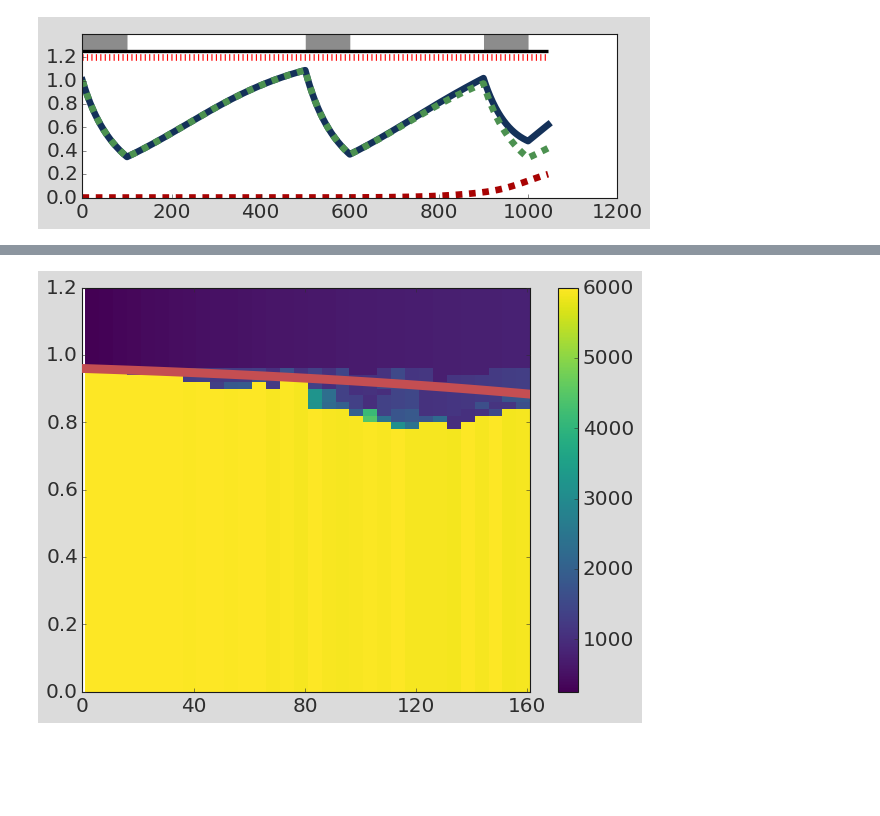
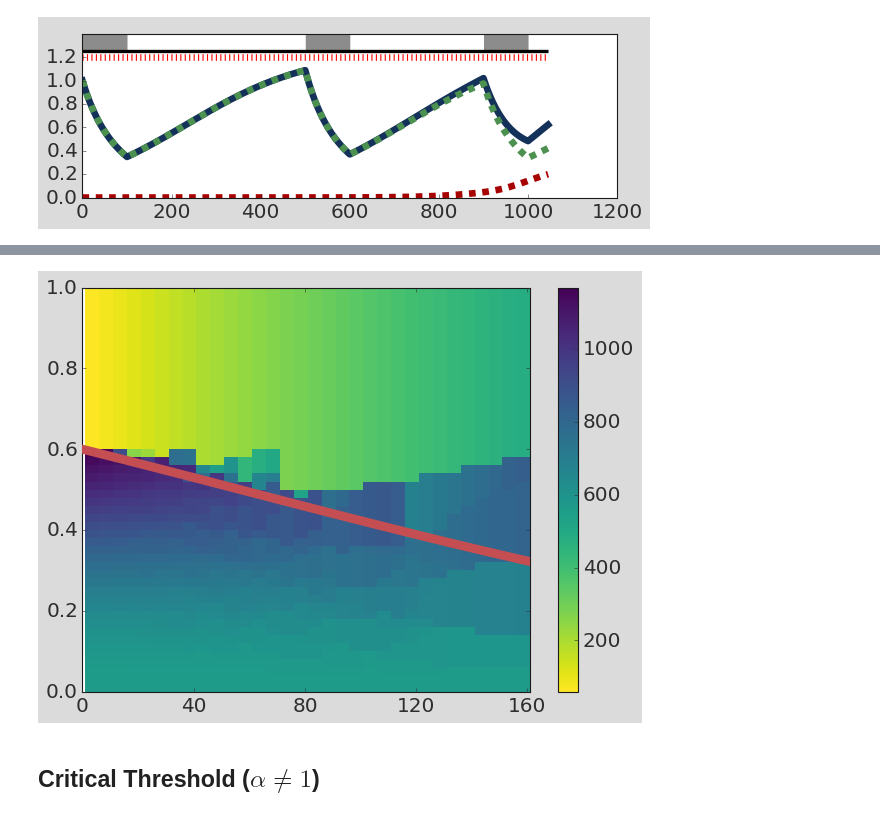
Before and after one commit to KCGallagher/AT_Model_Comparison, a Jupyter notebook: exponential_model/critical_threshold.ipynb, the cells around one changed output, grey strips where cells are left out. Cells and saved outputs as stored; diff of their text form; code cells hidden in the pictures; blank space fills up the shorter version.

Commit message:
Critical Threshold - Lu Model

```diff
--- a/exponential_model/critical_threshold.ipynb
+++ b/exponential_model/critical_threshold.ipynb
@@ -74,0 +92,9 @@ Mean TTP under Adaptive Therapy is 1045 days
+# %%
+def calc_ttp(params, n_crit, interval):
+    arg = n_crit/params['N0']
+    model = ExponentialModel(dt=1); model.SetParams(**params)
+    model.Simulate_AT(atThreshold=arg, atMethod='Threshold',
+                    intervalLength=interval, t_end=1500, refSize = params['N0'])
+    model.resultsDf = model.resultsDf[model.resultsDf.TumourSize < 1.2 * params['N0']]
+    model.resultsDf = model.resultsDf[model.resultsDf.R < 0.8 * params['Kr']]
+    return model.resultsDf.Time.max()
@@ -74,0 +136,16 @@ Mean TTP under Adaptive Therapy is 1045 days
+# %%
+expParamDic = {'rS': 0.00715, 'rR': 0.023, 'Ks': 1, 'Kr': 0.25, 'dDs': 2, 'dDr': 0,
+               'S0': 0.5, 'R0':2.5e-5, 'DMax':1, 'alpha':1, 'gamma':0.0021, 'N0': 0.5+2.5e-5}
+
+fig, ax = plt.subplots(1,1,figsize=(8,3))
+model = ExponentialModel(method='RK45', dt = 1); model.SetParams(**expParamDic)
+model.Simulate_AT(atThreshold=0.9, intervalLength=100, t_end=2000)
+model.Trim(dt=1); model.resultsDf[['TumourSize', 'S', 'R']] /= expParamDic['N0']
+model.resultsDf = model.resultsDf[model.resultsDf.R < 0.8 * expParamDic['Kr']]
+
+print(f"Mean TTP under Adaptive Therapy is {max(model.resultsDf.Time):.0f} days")
+
+palette = {'TumourSize': colors["AT"], 'S': colors['Sensitive'], 'R': colors['Resistant']}
+PlotSimulation(model.resultsDf, ax=ax, legend=False, colors = palette, linewidth = 6)
+
+# plt.savefig("../figures/exo_model_example.pdf")
@@ -92,41 +172,35 @@ plt.xlabel("Decision Interval"); plt.ylabel("Analytic Threshold");
-# %%
-def calc_ttp(params, n_crit, interval):
-    arg = n_crit/params['N0']
-    model = ExponentialModel(dt=1); model.SetParams(**params)
-    model.Simulate_AT(atThreshold=arg, atMethod='Threshold',
-                    intervalLength=interval, t_end=6000, refSize = params['N0'])
-    model.resultsDf = model.resultsDf[model.resultsDf.TumourSize < 1.2 * params['N0']]
-    return model.resultsDf.Time.max()
 # %%
 from matplotlib.colors import BoundaryNorm
 from matplotlib.ticker import MaxNLocator
 
 # make these smaller to increase the resolution
 dx, dy = 1, 0.01
 dx, dy = 5, 0.02
 
 # generate 2 2d grids for the x & y bounds
-crit_n_grid, tau_grid = np.mgrid[slice(0, 1.2 + dy, dy),
+crit_n_grid, tau_grid = np.mgrid[slice(0, 1.0 + dy, dy),
                 slice(1, 161 + dx, dx)]
 
 vectorized_calc_ttp = np.vectorize(calc_ttp)
 ttp_values = vectorized_calc_ttp(
     params = expParamDic, n_crit = crit_n_grid,
     interval = tau_grid
 )
 
 ttp_values = ttp_values[:-1, :-1]
 fig, ax = plt.subplots()
 
 im = ax.pcolormesh(tau_grid, crit_n_grid, ttp_values,
-                   cmap=plt.get_cmap('viridis'), norm=None)
+                   cmap=plt.get_cmap('viridis_r'), norm=None)
 fig.colorbar(im, ax=ax); #ax.set_title('TTP of Patient 25')
 
 ax.plot(tau_values, n_stars, linewidth = 8, zorder=5, color='r', label = 'Optimal\nThreshold');
 
 ax.set_xlim(0, np.max(tau_grid));
 ax.set_xticks(ax.get_xticks()[::2]);
 fig.tight_layout();
-plt.savefig("../figures/exponential_model_threshold_a1.pdf"); plt.show()
+plt.savefig("../figures/exponential_model_threshold_a1_new.pdf"); plt.show()
 # %% [output]
-[figure, old version]
+[figure, new version]
+# %% [markdown]
+## Critical Threshold ($\alpha \neq 1$)
```
Also changed, not shown: parts of 11 cells of this notebook, 4 other files.
